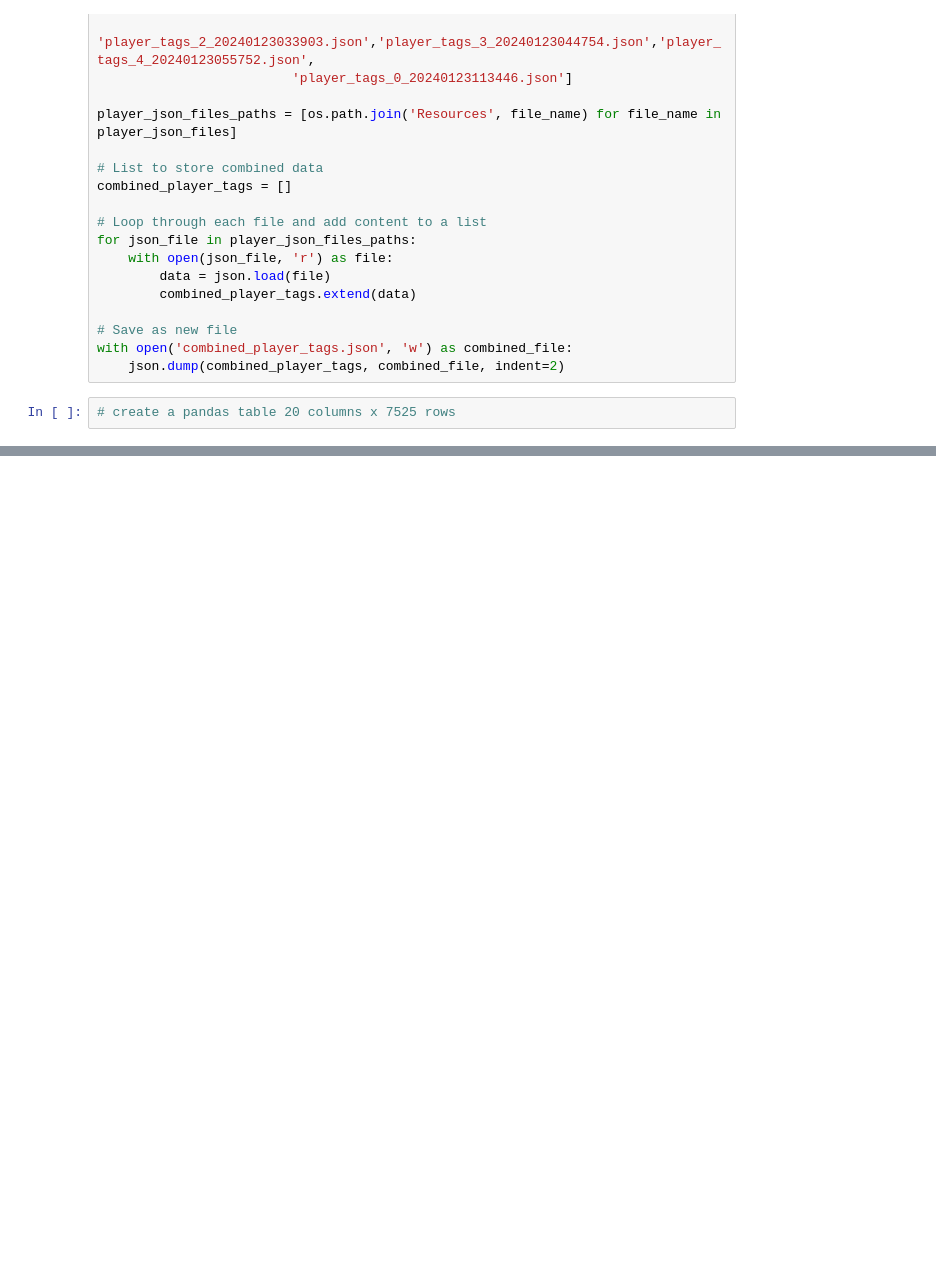
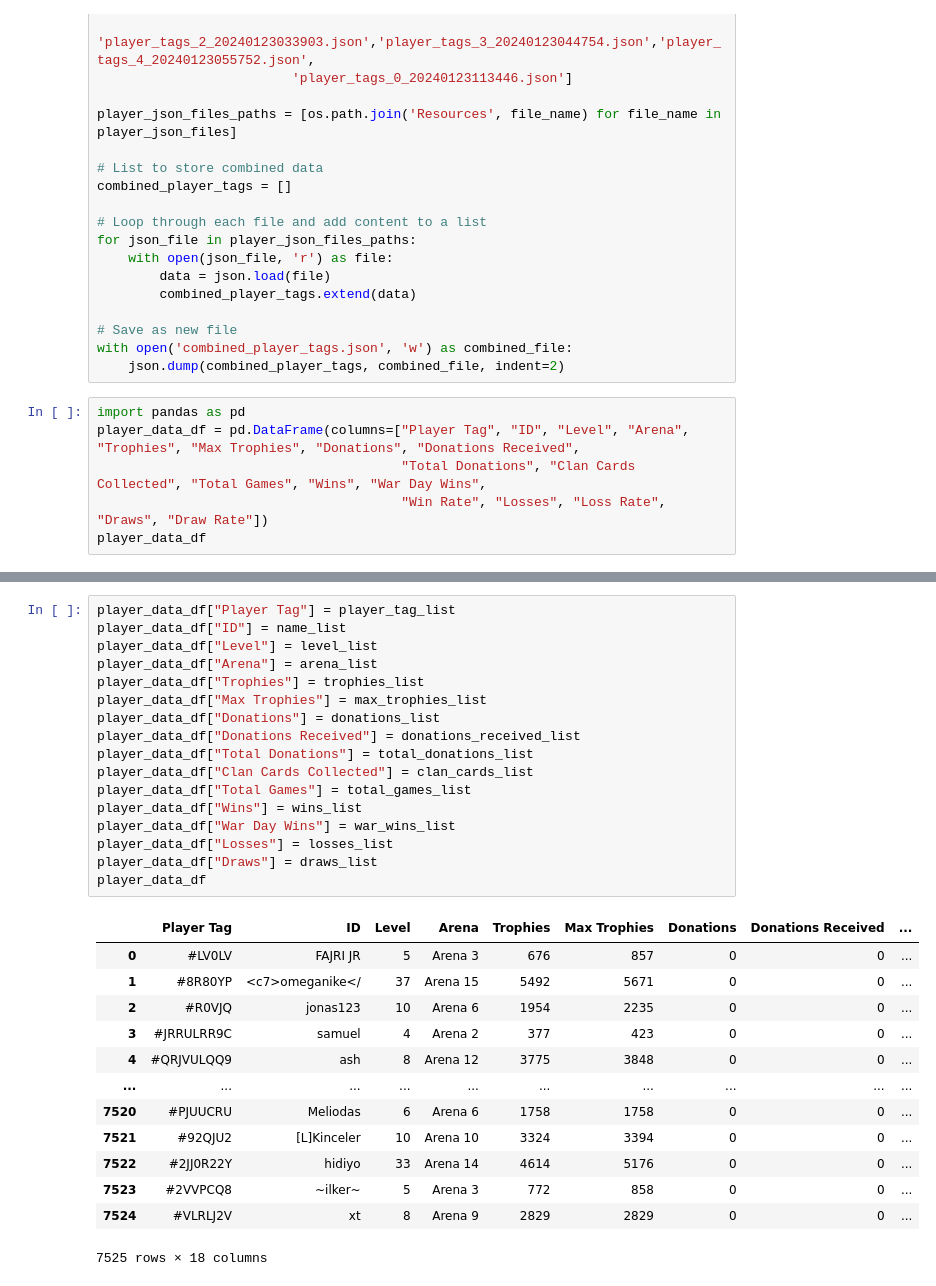
Before and after one commit to s-yim/clash-royale-ML, a Jupyter notebook: player_data.ipynb, the cells around one changed output, grey strips where cells are left out. Drawn from its saved outputs; the diff is of its cells as text; blank space fills up the shorter version.

Commit message:
Upload cleaned dataframe

```diff
--- a/player_data.ipynb
+++ b/player_data.ipynb
@@ -26,4 +26,8 @@ for json_file in player_json_files_paths:
 with open('combined_player_tags.json', 'w') as combined_file:
     json.dump(combined_player_tags, combined_file, indent=2)
 # %%
-# create a pandas table 20 columns x 7525 rows
+import pandas as pd
+player_data_df = pd.DataFrame(columns=["Player Tag", "ID", "Level", "Arena", "Trophies", "Max Trophies", "Donations", "Donations Received",
+                                       "Total Donations", "Clan Cards Collected", "Total Games", "Wins", "War Day Wins",
+                                       "Win Rate", "Losses", "Loss Rate", "Draws", "Draw Rate"])
+player_data_df
@@ -29,0 +135,31 @@ with open('combined_player_tags.json', 'w') as combined_file:
+# %%
+player_data_df["Player Tag"] = player_tag_list
+player_data_df["ID"] = name_list
+player_data_df["Level"] = level_list
+player_data_df["Arena"] = arena_list
+player_data_df["Trophies"] = trophies_list
+player_data_df["Max Trophies"] = max_trophies_list
+player_data_df["Donations"] = donations_list
+player_data_df["Donations Received"] = donations_received_list
+player_data_df["Total Donations"] = total_donations_list
+player_data_df["Clan Cards Collected"] = clan_cards_list
+player_data_df["Total Games"] = total_games_list
+player_data_df["Wins"] = wins_list
+player_data_df["War Day Wins"] = war_wins_list
+player_data_df["Losses"] = losses_list
+player_data_df["Draws"] = draws_list
+player_data_df
+# %% [output]
+|  | Player Tag | ID | Level | Arena | Trophies | Max Trophies | Donations | Donations Received | ... |
+| 0 | #LV0LV | FAJRI JR | 5 | Arena 3 | 676 | 857 | 0 | 0 | ... |
+| 1 | #8R80YP | <c7>omeganike</ | 37 | Arena 15 | 5492 | 5671 | 0 | 0 | ... |
+| 2 | #R0VJQ | jonas123 | 10 | Arena 6 | 1954 | 2235 | 0 | 0 | ... |
+| 3 | #JRRULRR9C | samuel | 4 | Arena 2 | 377 | 423 | 0 | 0 | ... |
+| 4 | #QRJVULQQ9 | ash | 8 | Arena 12 | 3775 | 3848 | 0 | 0 | ... |
+| ... | ... | ... | ... | ... | ... | ... | ... | ... | ... |
+| 7520 | #PJUUCRU | Meliodas | 6 | Arena 6 | 1758 | 1758 | 0 | 0 | ... |
+| 7521 | #92QJU2 | [L]Kinceler | 10 | Arena 10 | 3324 | 3394 | 0 | 0 | ... |
+| 7522 | #2JJ0R22Y | hidiyo | 33 | Arena 14 | 4614 | 5176 | 0 | 0 | ... |
+| 7523 | #2VVPCQ8 | ~ilker~ | 5 | Arena 3 | 772 | 858 | 0 | 0 | ... |
+| 7524 | #VLRLJ2V | xt | 8 | Arena 9 | 2829 | 2829 | 0 | 0 | ... |
+7525 rows × 18 columns
```
Also changed, not shown: parts of 3 cells of this notebook.
